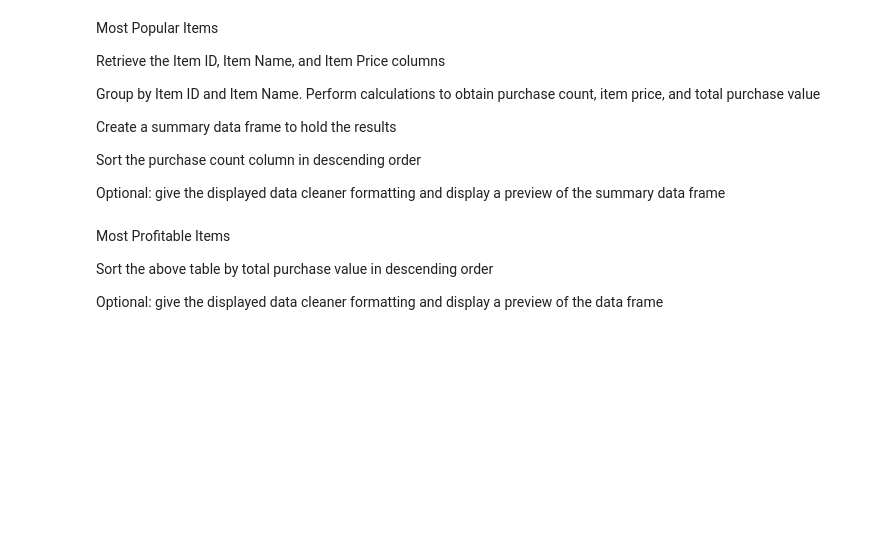
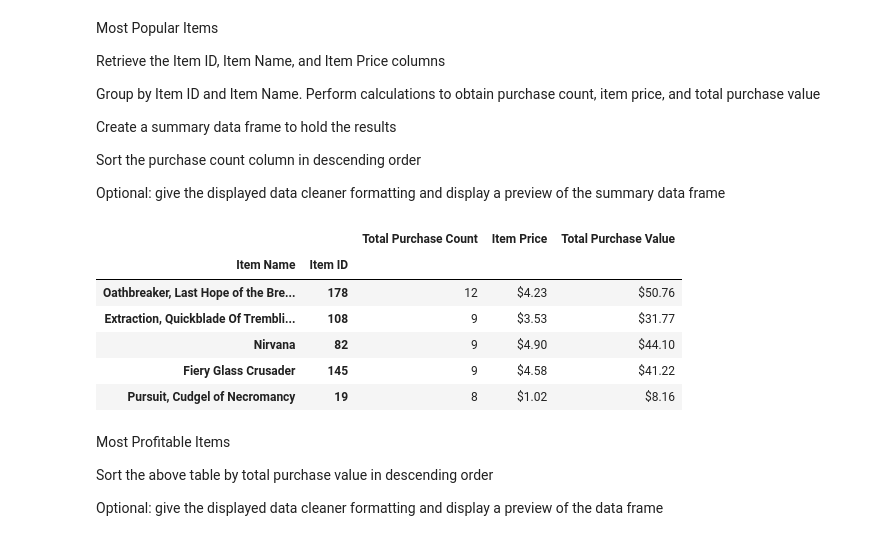
Before and after one commit to mawothe/HomeworkRepo, a Jupyter notebook: Homework_4/HeroesOfPymoli/Heros of Pymoli Code.ipynb, the cells around one changed output. Cells and saved outputs as stored; diff of their text form; code cells hidden in the pictures; blank space fills up the shorter version.

```diff
--- a/Homework_4/HeroesOfPymoli/Heros of Pymoli Code.ipynb
+++ b/Homework_4/HeroesOfPymoli/Heros of Pymoli Code.ipynb
@@ -437,3 +377,44 @@ popular_summary
+# %%
+# Creating labels for groupby variable
+popular_name_ID = popular_items.groupby(["Item Name","Item ID"])
+popular_name_ID.count()
+
+#Price of the item = sum of item divided by item count
+item_price = popular_name_ID["Price"].sum()/popular_name_ID["Price"].count()
+
+#Total Revenue sum
+total_revenue = popular_name_ID["Price"].sum()
+# %%
+#New Data Frame to hold summary
+popular_df = pd.DataFrame(popular_name_ID.count())
+
+#Add new calculations to Data Frame
+popular_df["Item Price"] = item_price
+popular_df["Total Purchase Value"] = total_revenue
+
+#Rename column
+popular_df = popular_df.rename(columns={"Price": "Total Purchase Count"})
+
+#Sort
+popular_df = popular_df.sort_values("Total Purchase Count", ascending=False)
+
+#Show top results
+popular_final = pd.DataFrame(popular_df.head())
+# %%
+#Final Formatting
+popular_final["Item Price"] = popular_final["Item Price"].map("${:.2f}".format)
+popular_final["Total Purchase Value"] = popular_final["Total Purchase Value"].map("${:.2f}".format)
+
+#Show popularity analysis
+popular_final
+# %% [output]
+|  |  | Total Purchase Count | Item Price | Total Purchase Value |
+| Item Name | Item ID |  |  |  |
+| Oathbreaker, Last Hope of the Bre... | 178 | 12 | $4.23 | $50.76 |
+| Extraction, Quickblade Of Trembli... | 108 | 9 | $3.53 | $31.77 |
+| Nirvana | 82 | 9 | $4.90 | $44.10 |
+| Fiery Glass Crusader | 145 | 9 | $4.58 | $41.22 |
+| Pursuit, Cudgel of Necromancy | 19 | 8 | $1.02 | $8.16 |
 # %% [markdown]
 Most Profitable Items
 
```
Also changed, not shown: parts of 15 cells of this notebook.
